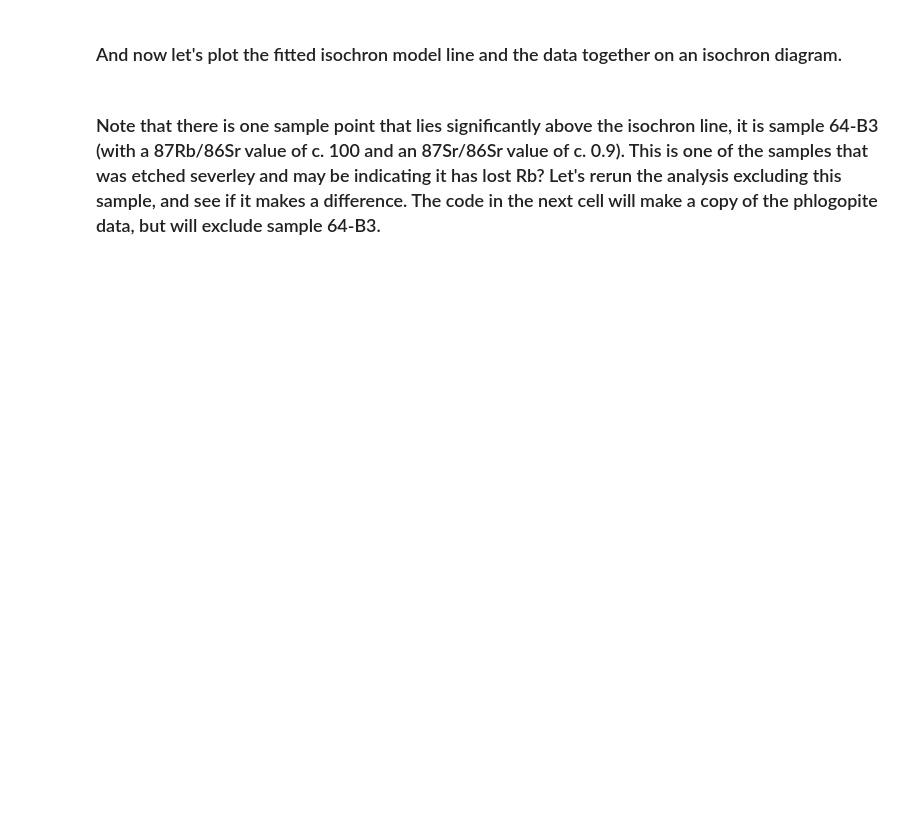
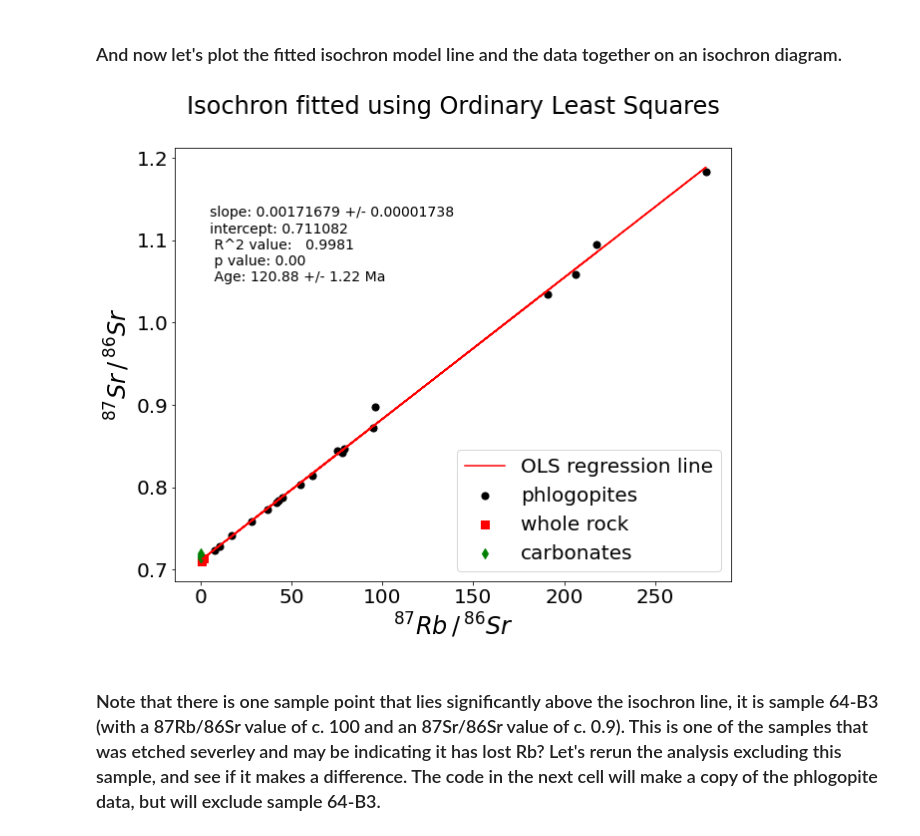
Before and after one commit to skerryvore/regression_analysis_101, a Jupyter notebook: notebooks/makgenyene_isochron.ipynb, the cells around one changed output. Cells and saved outputs as stored; diff of their text form; code cells hidden in the pictures; blank space fills up the shorter version.

```diff
--- a/notebooks/makgenyene_isochron.ipynb
+++ b/notebooks/makgenyene_isochron.ipynb
@@ -144,33 +198,37 @@ print (f'Age: {age:06.2f} +/- {age_err_ols:3.2f} Ma')
 # %%
 # Plot the isochron diagram and the fitted line, and print the useful values
 
-fig3, ax1 = plt.subplots(figsize=(10,8))
+fig3, ax1 = plt.subplots()
 
-ax1.set_ylabel("87Sr/86Sr", fontsize='x-large')
-ax1.set_xlabel("87Rb/86Sr", fontsize='x-large')
+ax1.set_title("Isochron fitted using Ordinary Least Squares\n")
+ax1.set_ylabel("$^{87}Sr\,/\,^{86}Sr$")
+ax1.set_xlabel("$^{87}Rb\,/\,^{86}Sr$")
 
 # Plot the data points
-ax1.scatter(np.array(phl_df['87Rb/86Sr']), np.array(phl_df['87Sr/86Sr']), label='phlogopites')
-ax1.scatter(np.array(wrk_df['87Rb/86Sr']), np.array(wrk_df['87Sr/86Sr']), label='whole rock')
-ax1.scatter(np.array(cbn_df['87Rb/86Sr']), np.array(cbn_df['87Sr/86Sr']), label='carbonates')
-ax1.legend(fontsize='x-large',loc='lower right')
+ax1.scatter(np.array(phl_df['87Rb/86Sr']), np.array(phl_df['87Sr/86Sr']), **phlog_style)
+ax1.scatter(np.array(wrk_df['87Rb/86Sr']), np.array(wrk_df['87Sr/86Sr']), **whrk_style)
+ax1.scatter(np.array(cbn_df['87Rb/86Sr']), np.array(cbn_df['87Sr/86Sr']), **carbn_style)
 
 # Plot the fitted isochron line
-plt.plot(x,((x*slope) + intercept), 'r-',label='OLS regression line') # Plot the fitted line
+ax1.plot(x,((x*slope) + intercept), 'r-',label='OLS regression line') # Plot the fitted line
+
+ax1.legend(loc='lower right')
 
 # Write the stats for the fitted line on the graph
-plt.text(5.,1.05,\
+ax1.text(5.,1.05,\
 f'slope: {slope:10.8f} +/- {std_err:10.8f}\n\
 intercept: {intercept:08.6f}\n \
-R value: {r_value**2:8.4f}\n \
+R^2 value: {r_value**2:8.4f}\n \
 p value: {p_value:04.2f}\n \
 Age: {age:06.2f} +/- {age_err_ols:3.2f} Ma',fontsize='14')
 
 # Write plot to pdf file. Change file extension to *.png or *.tif as required)
 #plt.savefig('makgenyene_isochron.pdf', format='pdf')
 
 # Show the plot on screen
 plt.show()
+# %% [output]
+[figure, added]
 # %% [markdown]
 ### Note that there is one sample point that lies significantly above the isochron line, it is sample 64-B3 (with a 87Rb/86Sr value of c. 100 and an 87Sr/86Sr value of c. 0.9). This is one of the samples that was etched severley and may be indicating it has lost Rb? Let's rerun the analysis excluding this sample, and see if it makes a difference. The code in the next cell will make a copy of the phlogopite data, but will exclude sample 64-B3.
 # %%
```
Also changed, not shown: parts of 10 cells of this notebook.
